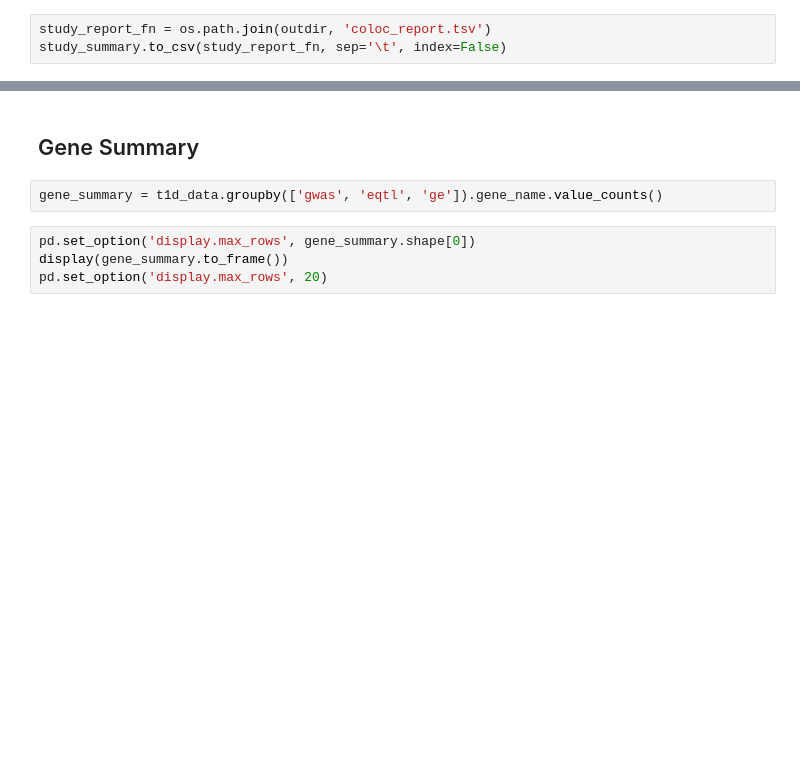
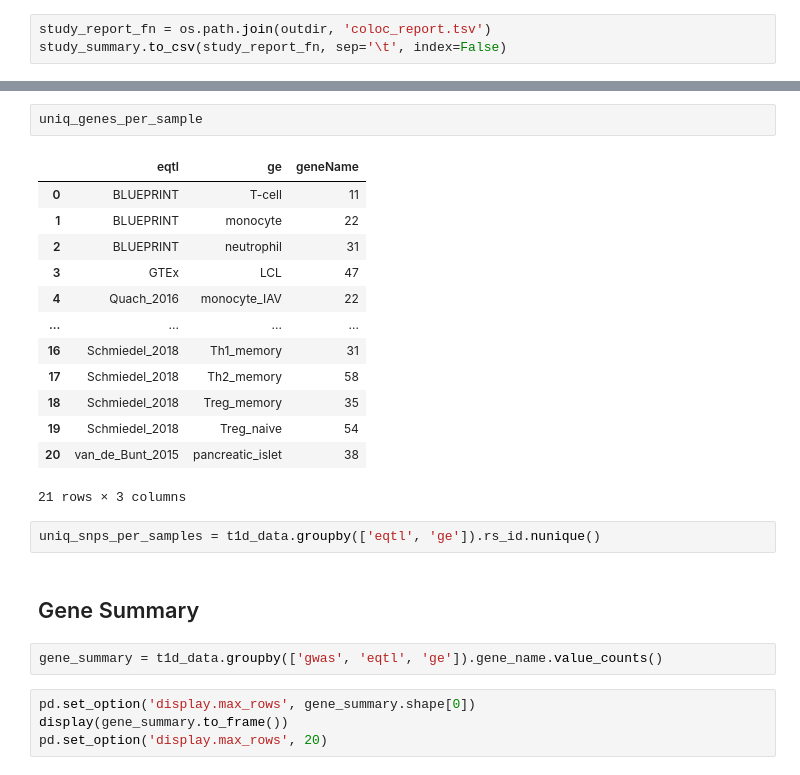
Before and after one commit to joreynajr/dchallenge, a Jupyter notebook: workflow/notebooks/exploratory/Colocalization_with_eQTL_Catalog_No_Filter.ipynb, the cells around one changed output, grey strips where cells are left out. Drawn from its saved outputs; the diff is of its cells as text; blank space fills up the shorter version.

```diff
--- a/workflow/notebooks/exploratory/Colocalization_with_eQTL_Catalog_No_Filter.ipynb
+++ b/workflow/notebooks/exploratory/Colocalization_with_eQTL_Catalog_No_Filter.ipynb
@@ -212,3 +215,21 @@ study_summary.to_csv(study_report_fn, sep='\t', index=False)
+# %%
+uniq_genes_per_sample
+# %% [output]
+|  | eqtl | ge | geneName |
+| 0 | BLUEPRINT | T-cell | 11 |
+| 1 | BLUEPRINT | monocyte | 22 |
+| 2 | BLUEPRINT | neutrophil | 31 |
+| 3 | GTEx | LCL | 47 |
+| 4 | Quach_2016 | monocyte_IAV | 22 |
+| ... | ... | ... | ... |
+| 16 | Schmiedel_2018 | Th1_memory | 31 |
+| 17 | Schmiedel_2018 | Th2_memory | 58 |
+| 18 | Schmiedel_2018 | Treg_memory | 35 |
+| 19 | Schmiedel_2018 | Treg_naive | 54 |
+| 20 | van_de_Bunt_2015 | pancreatic_islet | 38 |
+21 rows × 3 columns
+# %%
+uniq_snps_per_samples = t1d_data.groupby(['eqtl', 'ge']).rs_id.nunique()
 # %% [markdown]
 ## Gene Summary
 # %%
```
Also changed, not shown: parts of 19 cells of this notebook, 7 other files.
